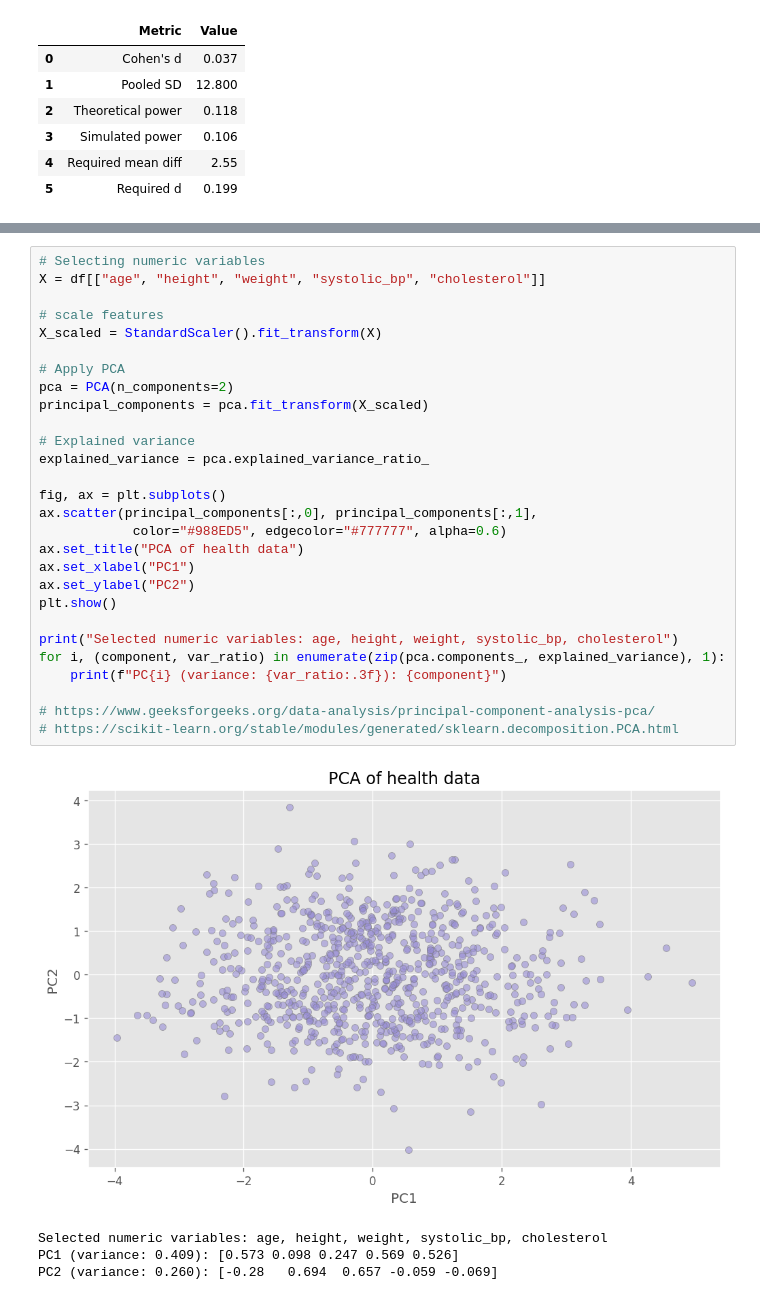
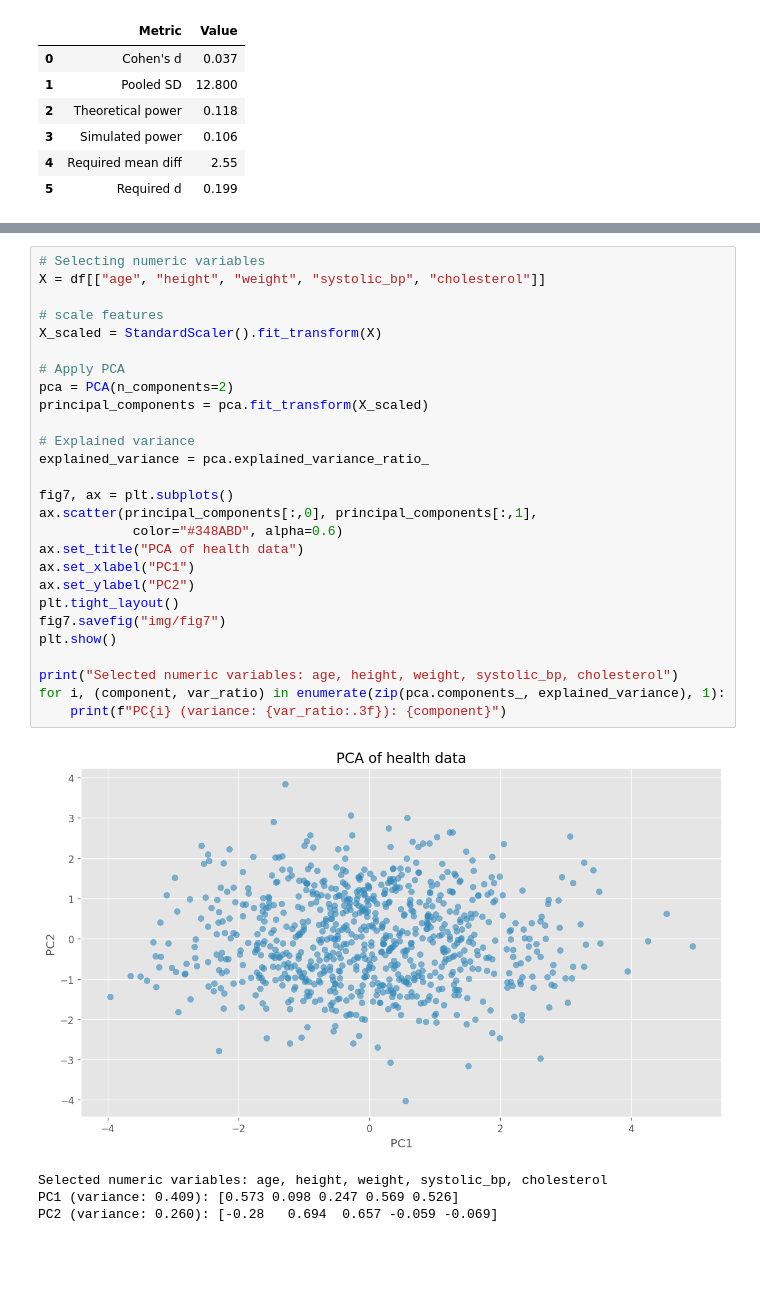
Before and after one commit to IreneGrisenti/health_study_project, a Jupyter notebook: health_analysis_part2.ipynb, the cells around one changed output, grey strips where cells are left out. Cells and saved outputs as stored; diff of their text form; blank space fills up the shorter version.

```diff
--- a/health_analysis_part2.ipynb
+++ b/health_analysis_part2.ipynb
@@ -387,33 +401,32 @@ PCA hjälper oss alltså att förstå vilka variabler som driver de största ski
 # %%
 # Selecting numeric variables
 X = df[["age", "height", "weight", "systolic_bp", "cholesterol"]]
 
 # scale features
 X_scaled = StandardScaler().fit_transform(X)
 
 # Apply PCA
 pca = PCA(n_components=2)
 principal_components = pca.fit_transform(X_scaled)
 
 # Explained variance
 explained_variance = pca.explained_variance_ratio_
 
-fig, ax = plt.subplots()
+fig7, ax = plt.subplots()
 ax.scatter(principal_components[:,0], principal_components[:,1],
-            color="#988ED5", edgecolor="#777777", alpha=0.6)
+            color="#348ABD", alpha=0.6)
 ax.set_title("PCA of health data")
 ax.set_xlabel("PC1")
 ax.set_ylabel("PC2")
+plt.tight_layout()
+fig7.savefig("img/fig7")
 plt.show()
 
 print("Selected numeric variables: age, height, weight, systolic_bp, cholesterol")
 for i, (component, var_ratio) in enumerate(zip(pca.components_, explained_variance), 1):
     print(f"PC{i} (variance: {var_ratio:.3f}): {component}")
-
-# https://www.geeksforgeeks.org/data-analysis/principal-component-analysis-pca/
-# https://scikit-learn.org/stable/modules/generated/sklearn.decomposition.PCA.html
 # %% [output]
-[figure, old version]
+[figure, new version]
 Selected numeric variables: age, height, weight, systolic_bp, cholesterol
 PC1 (variance: 0.409): [0.573 0.098 0.247 0.569 0.526]
 PC2 (variance: 0.260): [-0.28   0.694  0.657 -0.059 -0.069]
```
Also changed, not shown: parts of 21 cells of this notebook, 5 other files.
